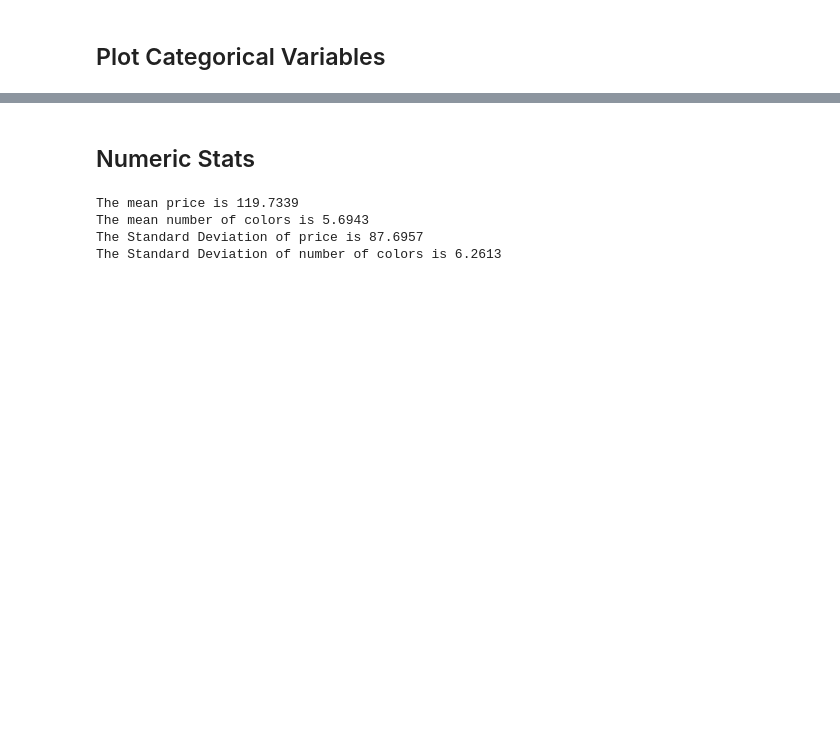
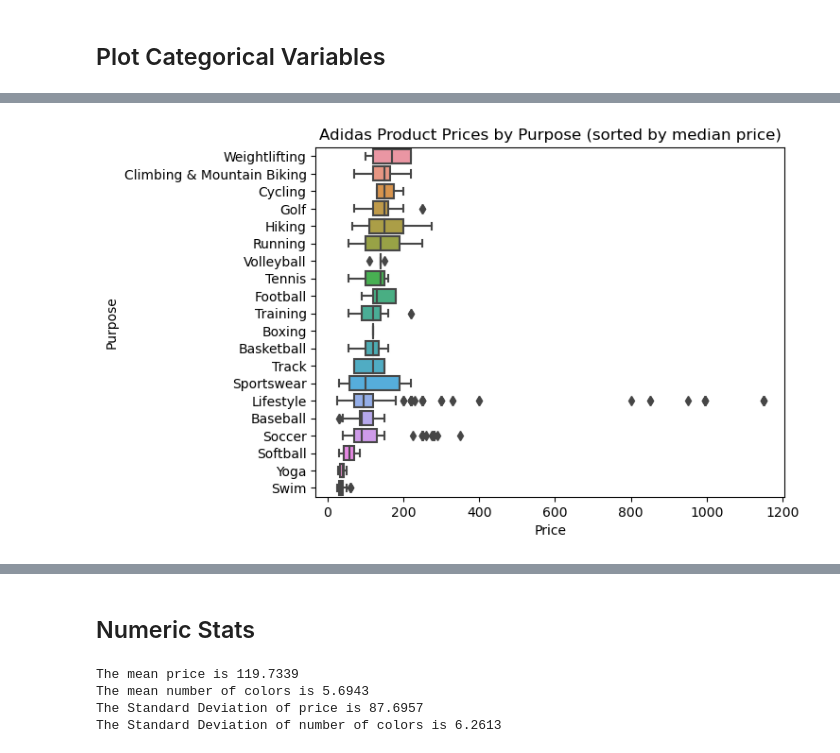
Before and after one commit to jasonkyungkim/nike_adidas_shoes, a Jupyter notebook: adidas_eda.ipynb, the cells around one changed output, grey strips where cells are left out. Cells and saved outputs as stored; diff of their text form; code cells hidden in the pictures; blank space fills up the shorter version.

```diff
--- a/adidas_eda.ipynb
+++ b/adidas_eda.ipynb
@@ -402 +422,13 @@ adidas_top_purposes = adidas.loc[adidas.purpose.isin(top_purposes.index.tolist()
+# %%
+median_price_sorted = adidas.groupby('purpose')['price'].median().sort_values(ascending = False)
+
+# order box plot by median
+sns.boxplot(data = adidas, y = 'purpose', x = 'price',
+            order = median_price_sorted.index)
+plt.xlabel('Price')
+plt.ylabel('Purpose')
+plt.title('Adidas Product Prices by Purpose (sorted by median price)')
+plt.show()
+# %% [output]
+[figure, added]
 # %%
```
Also changed, not shown: parts of 15 cells of this notebook.
